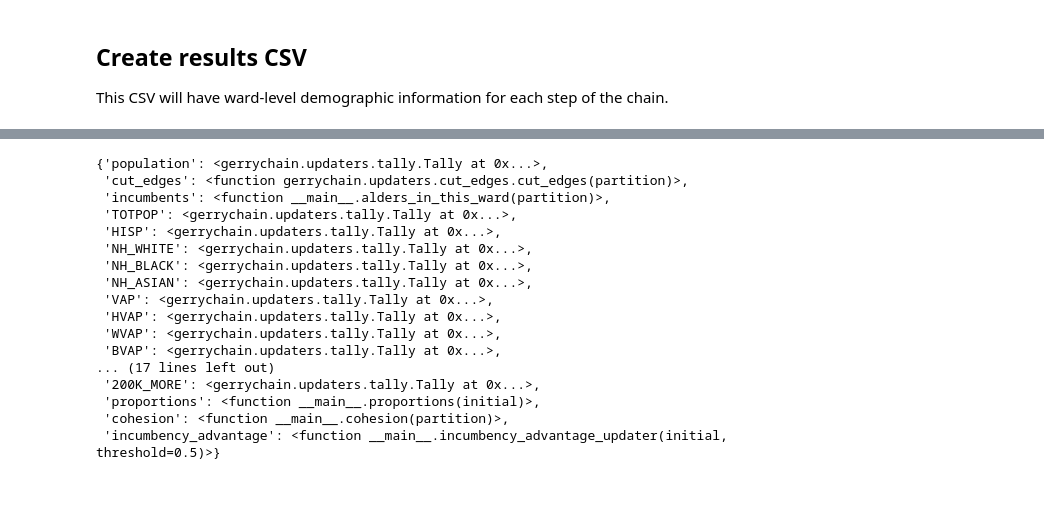
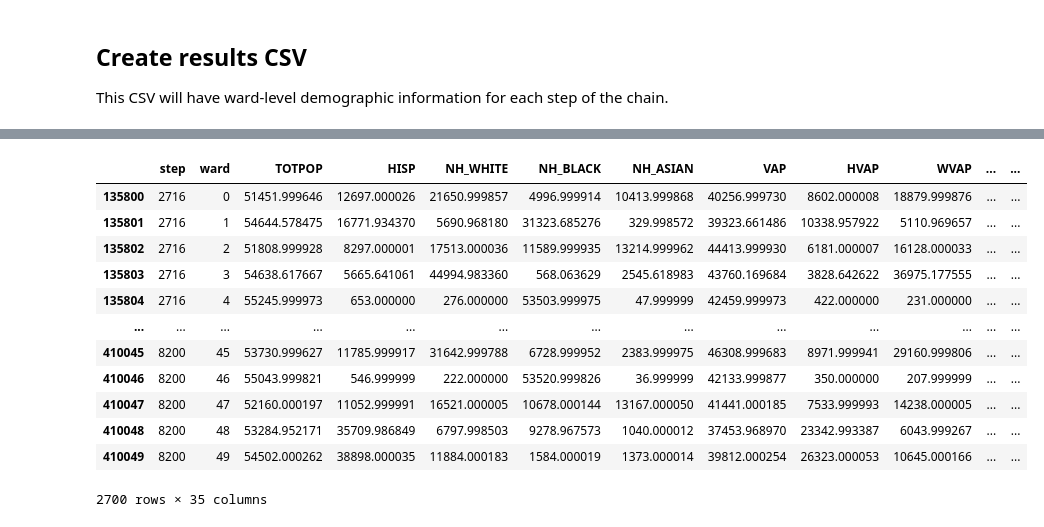
Before and after one commit to kaytwo/chicago, a Jupyter notebook: ensembles/precinct50_runs.ipynb, the cells around one changed output, grey strips where cells are left out. Drawn from its saved outputs; the diff is of its cells as text; code cells hidden in the pictures; blank space fills up the shorter version.

```diff
--- a/ensembles/precinct50_runs.ipynb
+++ b/ensembles/precinct50_runs.ipynb
@@ -392,20 +480,16 @@ data.to_csv("./prec50/results.csv")
-# %%
-updaters
-# %% [output]
-{'population': <gerrychain.updaters.tally.Tally at 0x...>,
- 'cut_edges': <function gerrychain.updaters.cut_edges.cut_edges(partition)>,
- 'incumbents': <function __main__.alders_in_this_ward(partition)>,
- 'TOTPOP': <gerrychain.updaters.tally.Tally at 0x...>,
- 'HISP': <gerrychain.updaters.tally.Tally at 0x...>,
- 'NH_WHITE': <gerrychain.updaters.tally.Tally at 0x...>,
- 'NH_BLACK': <gerrychain.updaters.tally.Tally at 0x...>,
- 'NH_ASIAN': <gerrychain.updaters.tally.Tally at 0x...>,
- 'VAP': <gerrychain.updaters.tally.Tally at 0x...>,
- 'HVAP': <gerrychain.updaters.tally.Tally at 0x...>,
- 'WVAP': <gerrychain.updaters.tally.Tally at 0x...>,
- 'BVAP': <gerrychain.updaters.tally.Tally at 0x...>,
-... (17 lines left out)
- '200K_MORE': <gerrychain.updaters.tally.Tally at 0x...>,
- 'proportions': <function __main__.proportions(initial)>,
- 'cohesion': <function __main__.cohesion(partition)>,
- 'incumbency_advantage': <function __main__.incumbency_advantage_updater(initial, threshold=0.5)>}
+# %%
+data[data["targeted_advantage_mean"] > .58]
+# %% [output]
+|  | step | ward | TOTPOP | HISP | NH_WHITE | NH_BLACK | NH_ASIAN | VAP | HVAP | WVAP | ... | ... |
+| 135800 | 2716 | 0 | 51451.999646 | 12697.000026 | 21650.999857 | 4996.999914 | 10413.999868 | 40256.999730 | 8602.000008 | 18879.999876 | ... | ... |
+| 135801 | 2716 | 1 | 54644.578475 | 16771.934370 | 5690.968180 | 31323.685276 | 329.998572 | 39323.661486 | 10338.957922 | 5110.969657 | ... | ... |
+| 135802 | 2716 | 2 | 51808.999928 | 8297.000001 | 17513.000036 | 11589.999935 | 13214.999962 | 44413.999930 | 6181.000007 | 16128.000033 | ... | ... |
+| 135803 | 2716 | 3 | 54638.617667 | 5665.641061 | 44994.983360 | 568.063629 | 2545.618983 | 43760.169684 | 3828.642622 | 36975.177555 | ... | ... |
+| 135804 | 2716 | 4 | 55245.999973 | 653.000000 | 276.000000 | 53503.999975 | 47.999999 | 42459.999973 | 422.000000 | 231.000000 | ... | ... |
+| ... | ... | ... | ... | ... | ... | ... | ... | ... | ... | ... | ... | ... |
+| 410045 | 8200 | 45 | 53730.999627 | 11785.999917 | 31642.999788 | 6728.999952 | 2383.999975 | 46308.999683 | 8971.999941 | 29160.999806 | ... | ... |
+| 410046 | 8200 | 46 | 55043.999821 | 546.999999 | 222.000000 | 53520.999826 | 36.999999 | 42133.999877 | 350.000000 | 207.999999 | ... | ... |
+| 410047 | 8200 | 47 | 52160.000197 | 11052.999991 | 16521.000005 | 10678.000144 | 13167.000050 | 41441.000185 | 7533.999993 | 14238.000005 | ... | ... |
+| 410048 | 8200 | 48 | 53284.952171 | 35709.986849 | 6797.998503 | 9278.967573 | 1040.000012 | 37453.968970 | 23342.993387 | 6043.999267 | ... | ... |
+| 410049 | 8200 | 49 | 54502.000262 | 38898.000035 | 11884.000183 | 1584.000019 | 1373.000014 | 39812.000254 | 26323.000053 | 10645.000166 | ... | ... |
+2700 rows × 35 columns
```
Also changed, not shown: parts of 25 cells of this notebook, 1 other file.
